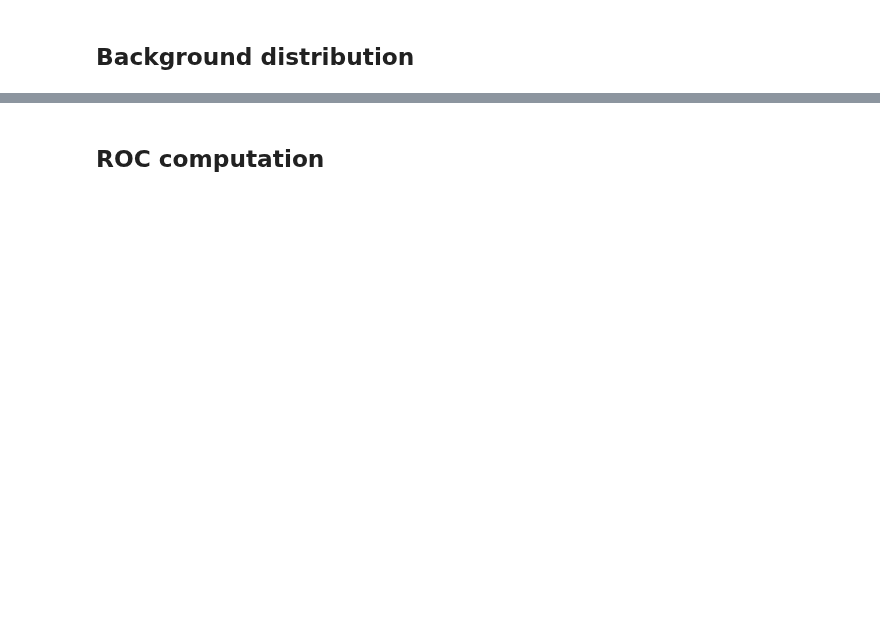
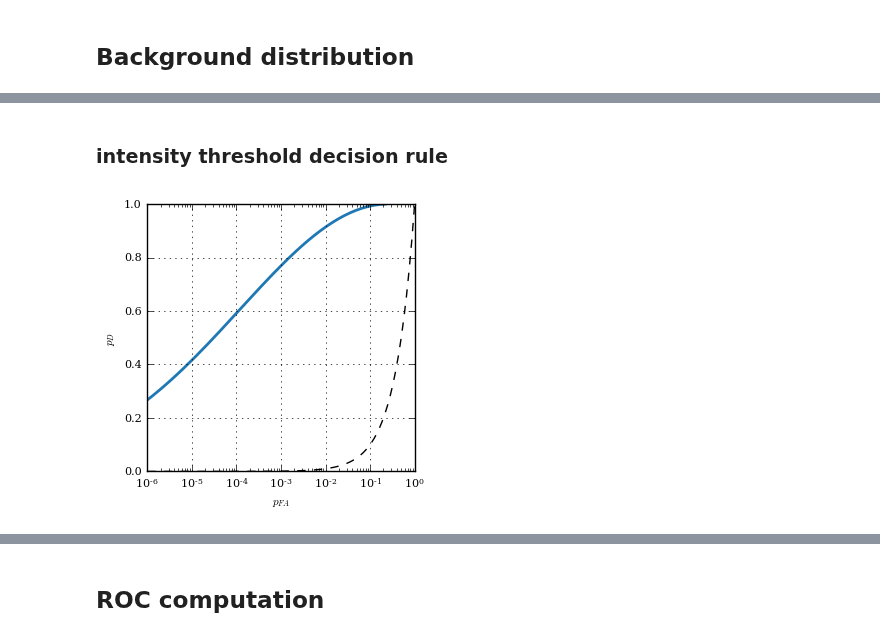
Before and after one commit to pvazteixeira/multibeam, a Jupyter notebook: dev/feature-mixture-model.ipynb, the cells around one changed output, grey strips where cells are left out. Cells and saved outputs as stored; diff of their text form; code cells hidden in the pictures; blank space fills up the shorter version.

```diff
--- a/dev/feature-mixture-model.ipynb
+++ b/dev/feature-mixture-model.ipynb
@@ -191,0 +335,28 @@ def grid_search_fit(x, h_test,N=100):
+# %% [markdown]
+### intensity threshold decision rule
+# %%
+# ROC curve for intensity threshold decision rule
+
+rcParams['font.size'] = 8
+rcParams['font.sans-serif'] = ['Latin Modern Math']
+
+p_fa = 1 - np.cumsum(pmf_bg)
+p_d  = 1 - np.cumsum(pmf_o)
+
+plt.figure(figsize=(3.45,3.45))
+plt.plot(p_fa,p_d,'-',color='#1f78b4',alpha=1.0,linewidth=2.0)
+eq = np.logspace(-6,0,100)
+plt.plot(eq,eq,'--',color='k')
+
+plt.grid()
+plt.xlabel('$p_{FA}$')
+plt.ylabel('$p_{D}$')
+plt.axis('equal')
+plt.xlim([1e-6,1])
+plt.ylim([1e-6,1])
+plt.xscale('log')
+# plt.yscale('log')
+
+plt.savefig('roc_5.pdf',dpi=600,bbox_inches='tight',transparent=True,pad_inches=0.02) # no transparency on eps!
+# %% [output]
+[figure, added]
```
Also changed, not shown: parts of 47 cells of this notebook, 3 other files.
